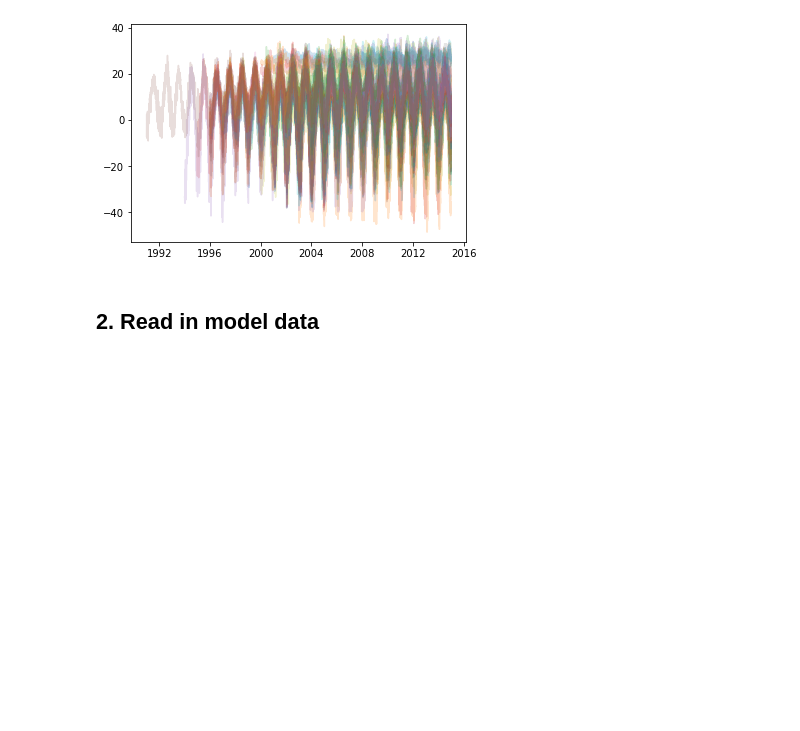
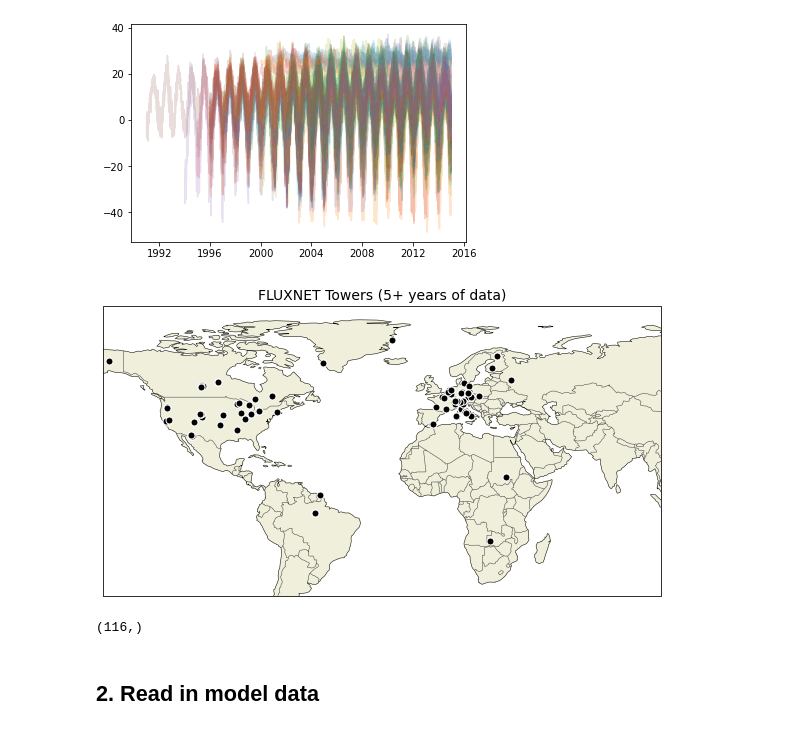
Before and after one commit to megandevlan/CLUBB_statistics, a Jupyter notebook: FLUXNET_timeseriesComparisons.ipynb, the cells around one changed output. Saved outputs shown, nothing was run; the diff lists cells and outputs as text; code cells hidden in the pictures; blank space fills up the shorter version.

Commit message:
Subdaily FLUXNET analysis

```diff
--- a/FLUXNET_timeseriesComparisons.ipynb
+++ b/FLUXNET_timeseriesComparisons.ipynb
@@ -379,6 +380,27 @@ for iStation in range(len(dataFiles_filter)):
     plt.plot(dayRange,fluxnet_temp[iStation,:],alpha=0.2)
 # %% [output]
 [figure]
+# %%
+# ---- Maps of correlation coefficients ---- #
+# Set up figure
+fig, ax1 = plt.subplots(1,1, figsize=(10, 7),subplot_kw={'projection':ccrs.PlateCarree()})
+
+# Set limits of plot
+ax1.set_extent([-150, 100, -40, 90], crs=ccrs.PlateCarree())
+# Add coastlines
+ax1.coastlines(linewidth=0.5,edgecolor='0.25')
+ax1.add_feature(cfeature.BORDERS,linewidth=0.5,edgecolor='0.25')
+ax1.add_feature(cfeature.LAND)
+ax1.set_title('FLUXNET Towers (5+ years of data)', fontsize=14)
+
+p = ax1.plot(np.asarray(lon_fluxnet), np.asarray(lat_fluxnet),'ko',transform=ccrs.PlateCarree(),
+            markeredgecolor='w',markersize=7)
+# %% [output]
+[figure, added]
+# %%
+np.shape(lat_fluxnet)
+# %% [output]
+(116,)
 # %% [markdown]
 ## 2. Read in model data
 # %% [markdown]
```
Also changed, not shown: parts of 35 cells of this notebook, 2 other files.
